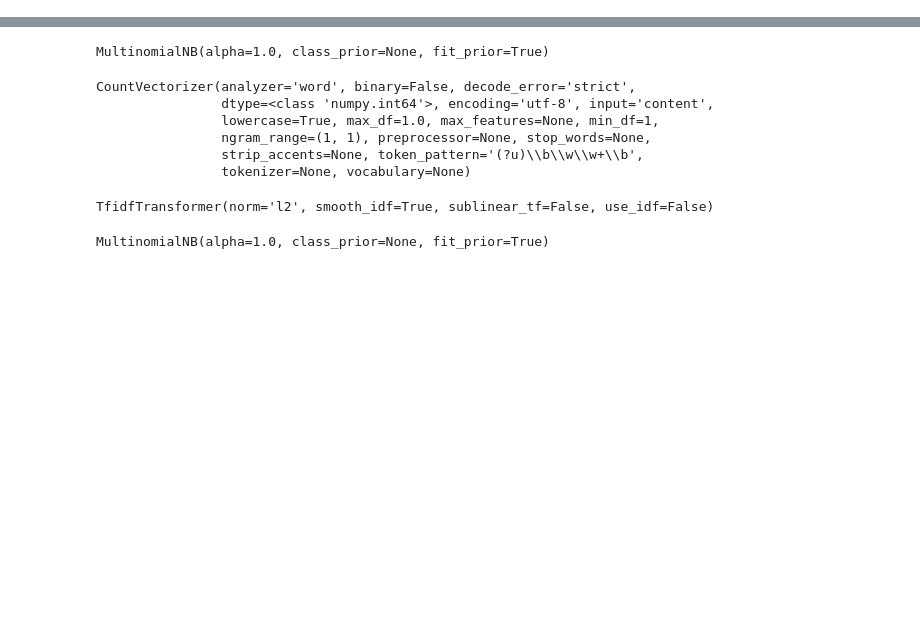
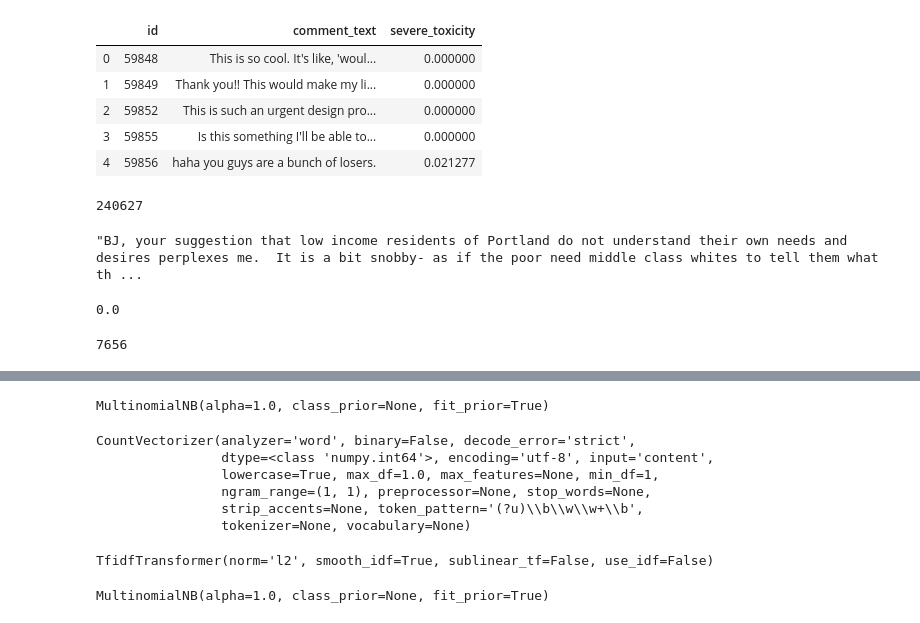
Before and after one commit to Call-for-Code-for-Racial-Justice/TakeTwo-DataScience, a Jupyter notebook: taketwo-dsmvp-v1.ipynb, the cells around one changed output, grey strips where cells are left out. Saved outputs shown, nothing was run; the diff lists cells and outputs as text; code cells hidden in the pictures; blank space fills up the shorter version.

```diff
--- a/taketwo-dsmvp-v1.ipynb
+++ b/taketwo-dsmvp-v1.ipynb
@@ -56,0 +41,2 @@ marker_test = data_set
+# %%
+allTrain = pd.DataFrame(jigsawTrain, columns = ['id', 'comment_text', 'severe_toxicity'])
@@ -56,0 +102,25 @@ marker_test = data_set
+# %%
+allTrain.head(5)
+# %% [output]
+|  | id | comment_text | severe_toxicity |
+| 0 | 59848 | This is so cool. It's like, 'woul... | 0.000000 |
+| 1 | 59849 | Thank you!! This would make my li... | 0.000000 |
+| 2 | 59852 | This is such an urgent design pro... | 0.000000 |
+| 3 | 59855 | Is this something I'll be able to... | 0.000000 |
+| 4 | 59856 | haha you guys are a bunch of losers. | 0.021277 |
+# %%
+blackTrainId.iloc[0]
+# %% [output]
+240627
+# %%
+blackTrainText.iloc[0]
+# %% [output]
+"BJ, your suggestion that low income residents of Portland do not understand their own needs and desires perplexes me.  It is a bit snobby- as if the poor need middle class whites to tell them what th ...
+# %%
+blackTrainSevereToxicity.iloc[0]
+# %% [output]
+0.0
+# %%
+len(blackTrain)
+# %% [output]
+7656
```
Also changed, not shown: parts of 73 cells of this notebook.
